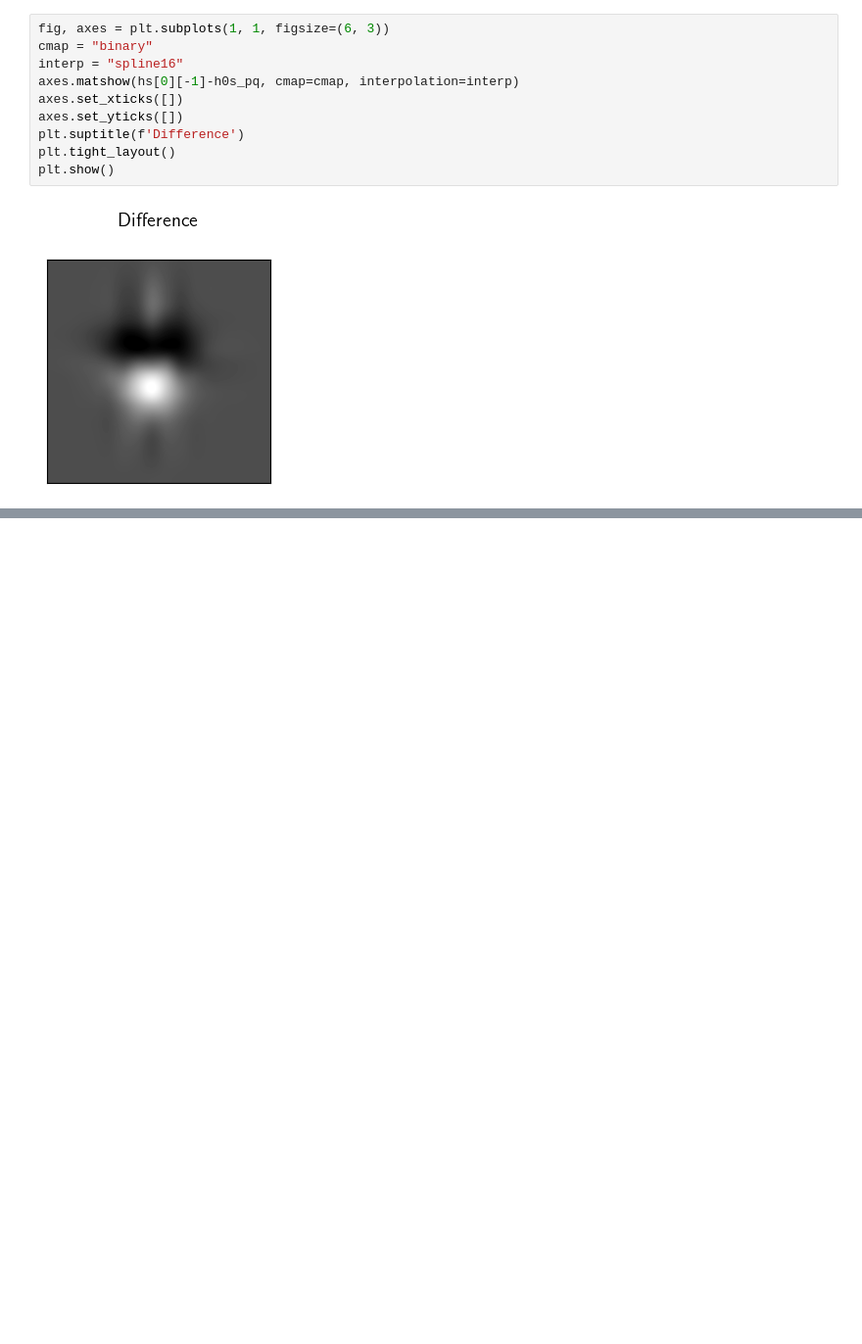
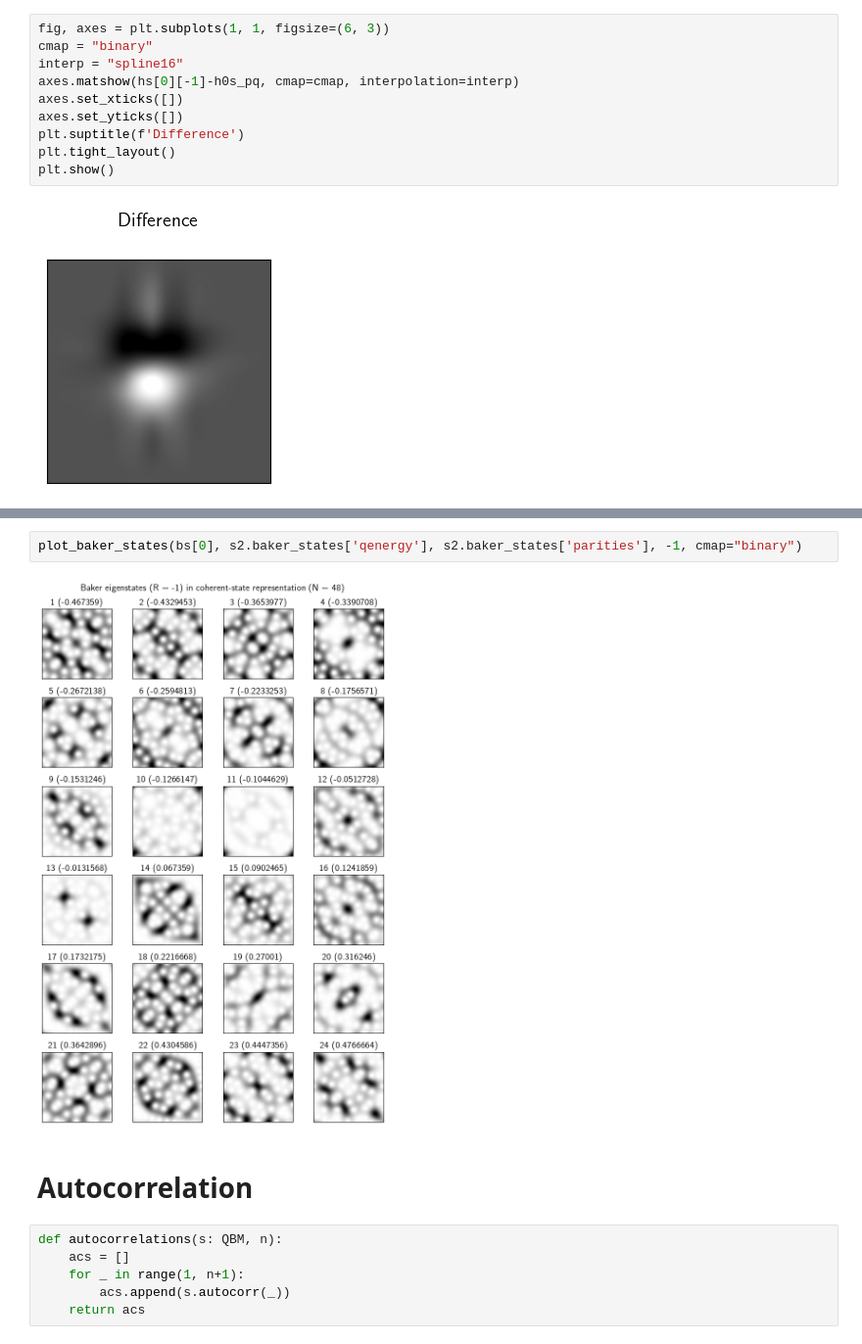
Before and after one commit to IBArbitrary/qbm, a Jupyter notebook: qbm-nb.ipynb, the cells around one changed output, grey strips where cells are left out. Shown at 98% size. Cells and saved outputs as stored; diff of their text form; blank space fills up the shorter version.

```diff
--- a/qbm-nb.ipynb
+++ b/qbm-nb.ipynb
@@ -288,0 +347,12 @@ plot_baker_states(*bs, cmap="binary")
+# %%
+plot_baker_states(bs[0], s2.baker_states['qenergy'], s2.baker_states['parities'], -1, cmap="binary")
+# %% [output]
+[figure, added]
+# %% [markdown]
+# Autocorrelation
+# %%
+def autocorrelations(s: QBM, n):
+    acs = []
+    for _ in range(1, n+1):
+        acs.append(s.autocorr(_))
+    return acs
```
Also changed, not shown: parts of 26 cells of this notebook, 4 other files.
